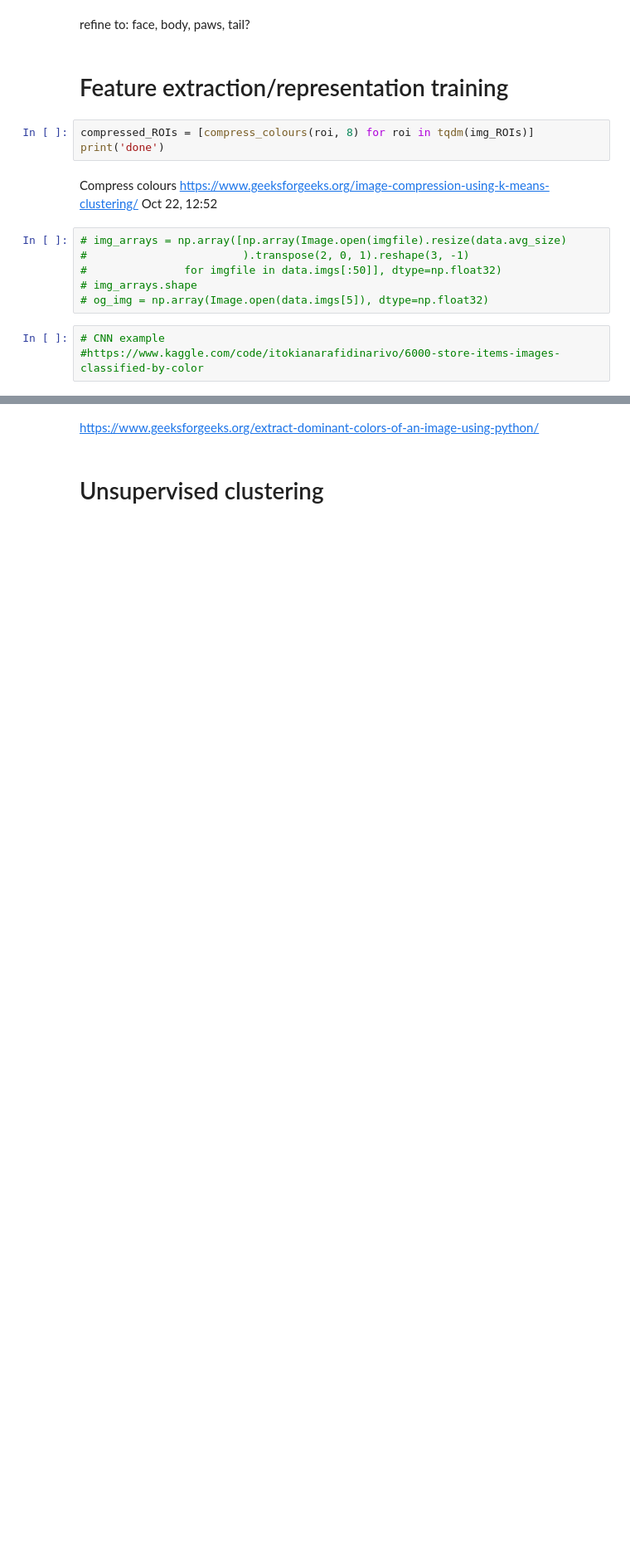
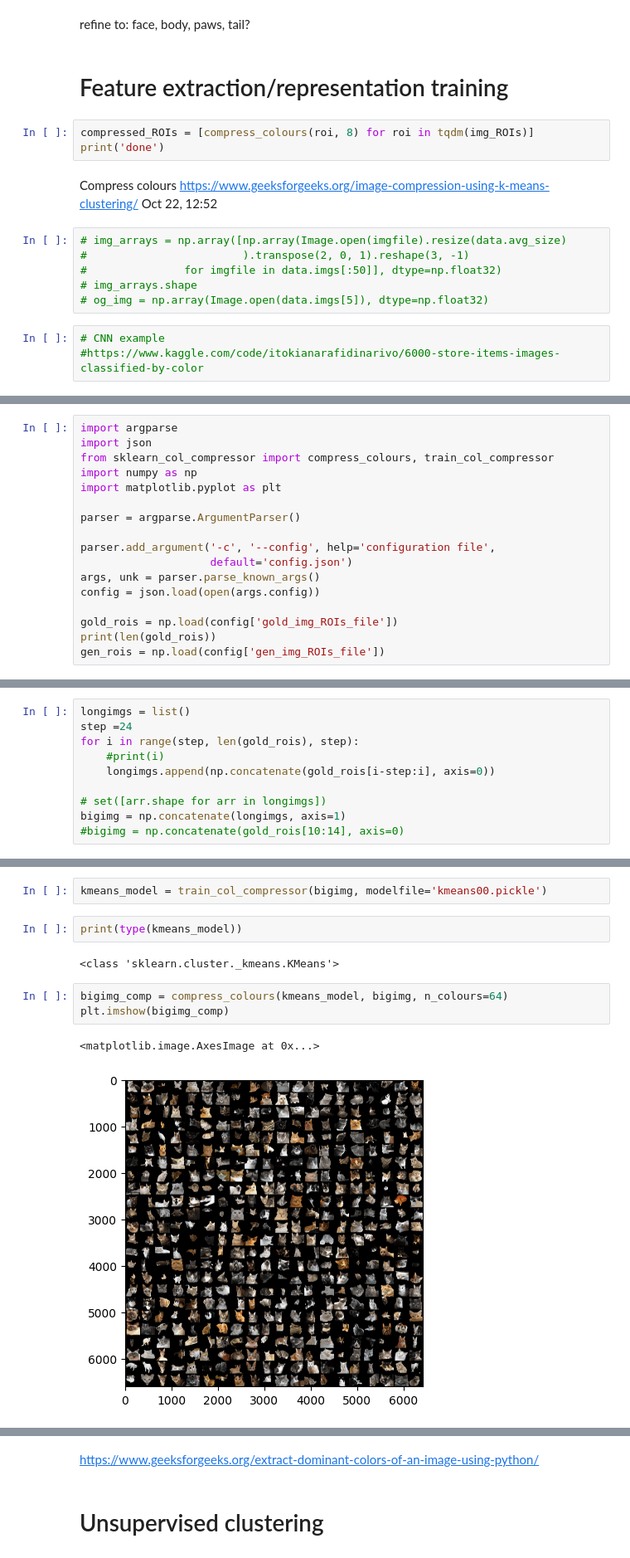
Before and after one commit to jshrdt/ML2-final, a Jupyter notebook: ML2-final-expl.ipynb, the cells around one changed output, grey strips where cells are left out. Shown at 83% size. Cells and saved outputs as stored; diff of their text form; blank space fills up the shorter version.

```diff
--- a/ML2-final-expl.ipynb
+++ b/ML2-final-expl.ipynb
@@ -77,0 +109,17 @@ plt.imshow(compress_colours(img_ROIs[3], n_colours=16))
+# %%
+import argparse
+import json
+from sklearn_col_compressor import compress_colours, train_col_compressor
+import numpy as np
+import matplotlib.pyplot as plt
+
+parser = argparse.ArgumentParser()
+
+parser.add_argument('-c', '--config', help='configuration file',
+                    default='config.json')
+args, unk = parser.parse_known_args()
+config = json.load(open(args.config))
+
+gold_rois = np.load(config['gold_img_ROIs_file'])
+print(len(gold_rois))
+gen_rois = np.load(config['gen_img_ROIs_file'])
@@ -77,0 +128,10 @@ plt.imshow(compress_colours(img_ROIs[3], n_colours=16))
+# %%
+longimgs = list()
+step =24
+for i in range(step, len(gold_rois), step):
+    #print(i)
+    longimgs.append(np.concatenate(gold_rois[i-step:i], axis=0))
+
+# set([arr.shape for arr in longimgs])
+bigimg = np.concatenate(longimgs, axis=1)
+#bigimg = np.concatenate(gold_rois[10:14], axis=0)
@@ -77,0 +142,12 @@ plt.imshow(compress_colours(img_ROIs[3], n_colours=16))
+# %%
+kmeans_model = train_col_compressor(bigimg, modelfile='kmeans00.pickle')
+# %%
+print(type(kmeans_model))
+# %% [output]
+<class 'sklearn.cluster._kmeans.KMeans'>
+# %%
+bigimg_comp = compress_colours(kmeans_model, bigimg, n_colours=64)
+plt.imshow(bigimg_comp)
+# %% [output]
+<matplotlib.image.AxesImage at 0x...>
+[figure, added]
```
Also changed, not shown: parts of 15 cells of this notebook, 4 other files.
